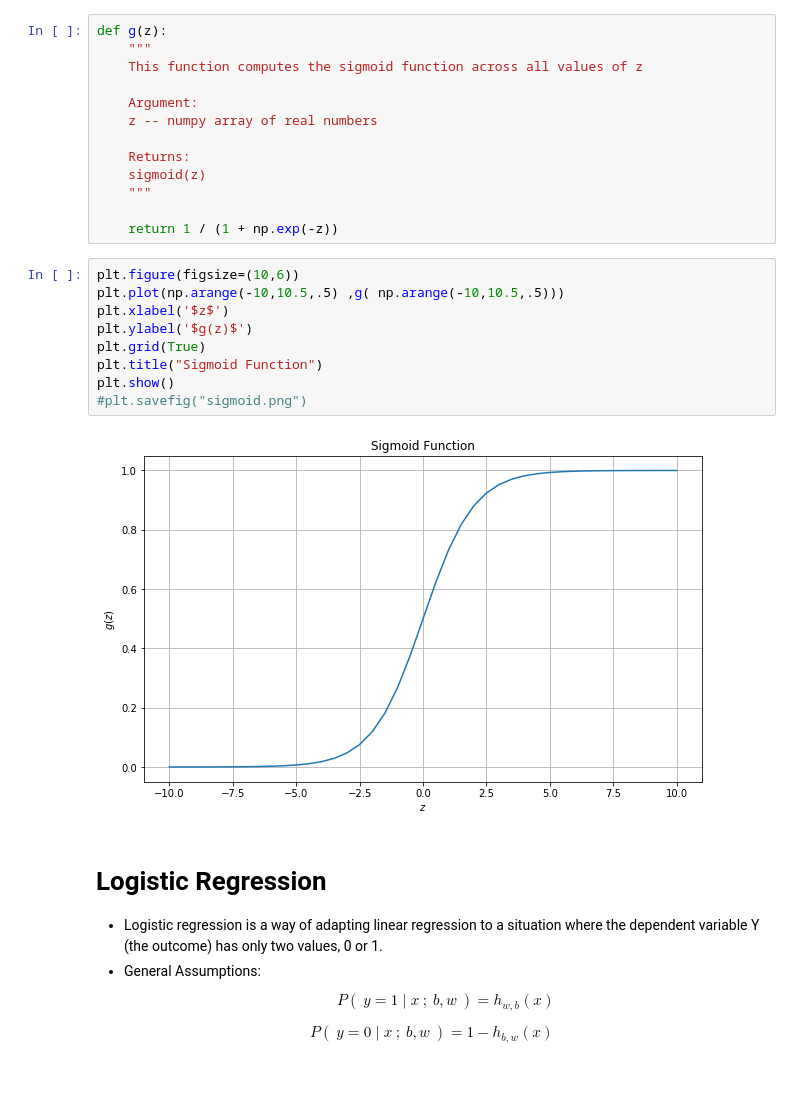
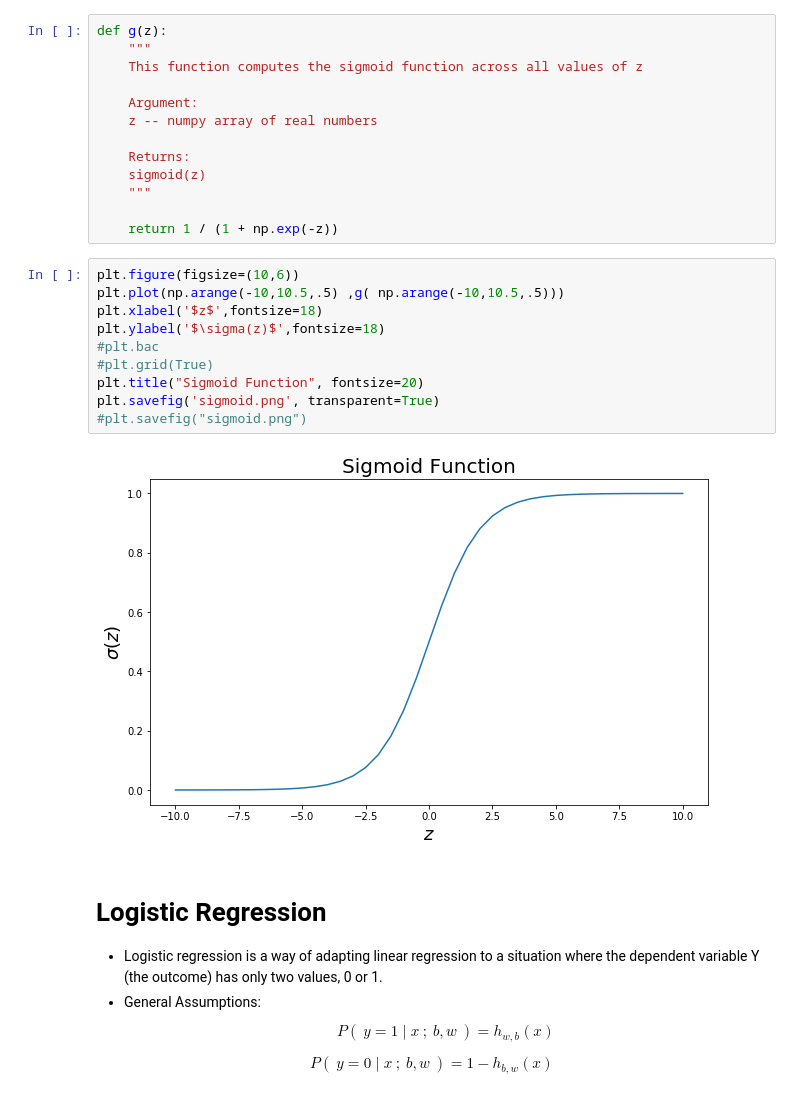
Before and after one commit to data-mechanics/course-2018-spr-proj, a Jupyter notebook: kaidb_vilin/LogisticRegression/GD_Ridge_logistic_regression.ipynb, the cells around one changed output. Cells and saved outputs as stored; diff of their text form.

```diff
--- a/kaidb_vilin/LogisticRegression/GD_Ridge_logistic_regression.ipynb
+++ b/kaidb_vilin/LogisticRegression/GD_Ridge_logistic_regression.ipynb
@@ -88,14 +88,15 @@ def g(z):
 # %%
 plt.figure(figsize=(10,6))
 plt.plot(np.arange(-10,10.5,.5) ,g( np.arange(-10,10.5,.5)))
-plt.xlabel('$z$')
-plt.ylabel('$g(z)$')
-plt.grid(True)
-plt.title("Sigmoid Function")
-plt.show()
+plt.xlabel('$z$',fontsize=18)
+plt.ylabel('$\sigma(z)$',fontsize=18)
+#plt.bac
+#plt.grid(True)
+plt.title("Sigmoid Function", fontsize=20)
+plt.savefig('sigmoid.png', transparent=True)
 #plt.savefig("sigmoid.png")
 # %% [output]
-[figure, old version]
+[figure, new version]
 # %% [markdown]
 # Logistic Regression
 - Logistic regression is a way of adapting linear regression to a situation where the dependent variable Y (the outcome) has only two values, 0 or 1.
```
